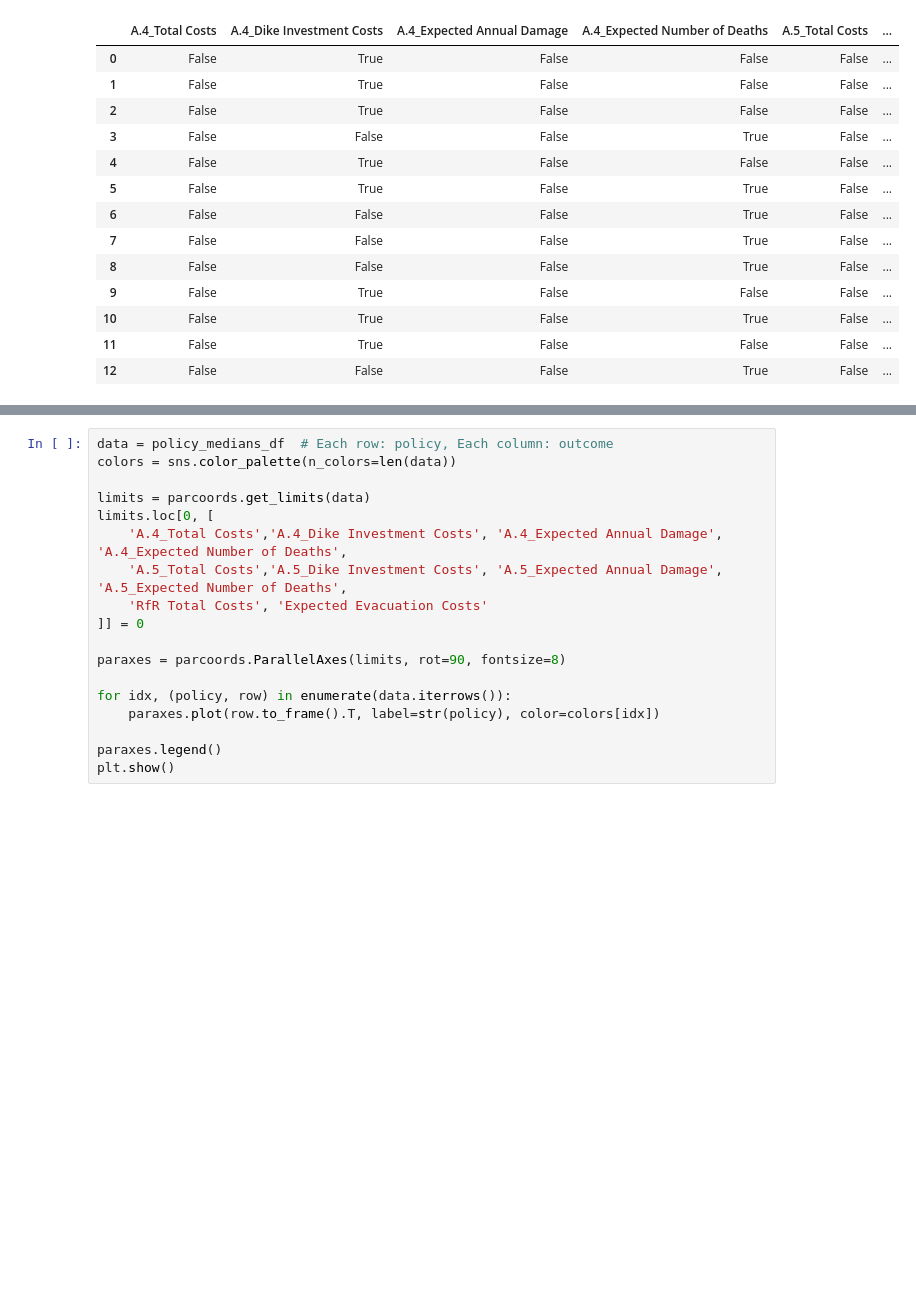
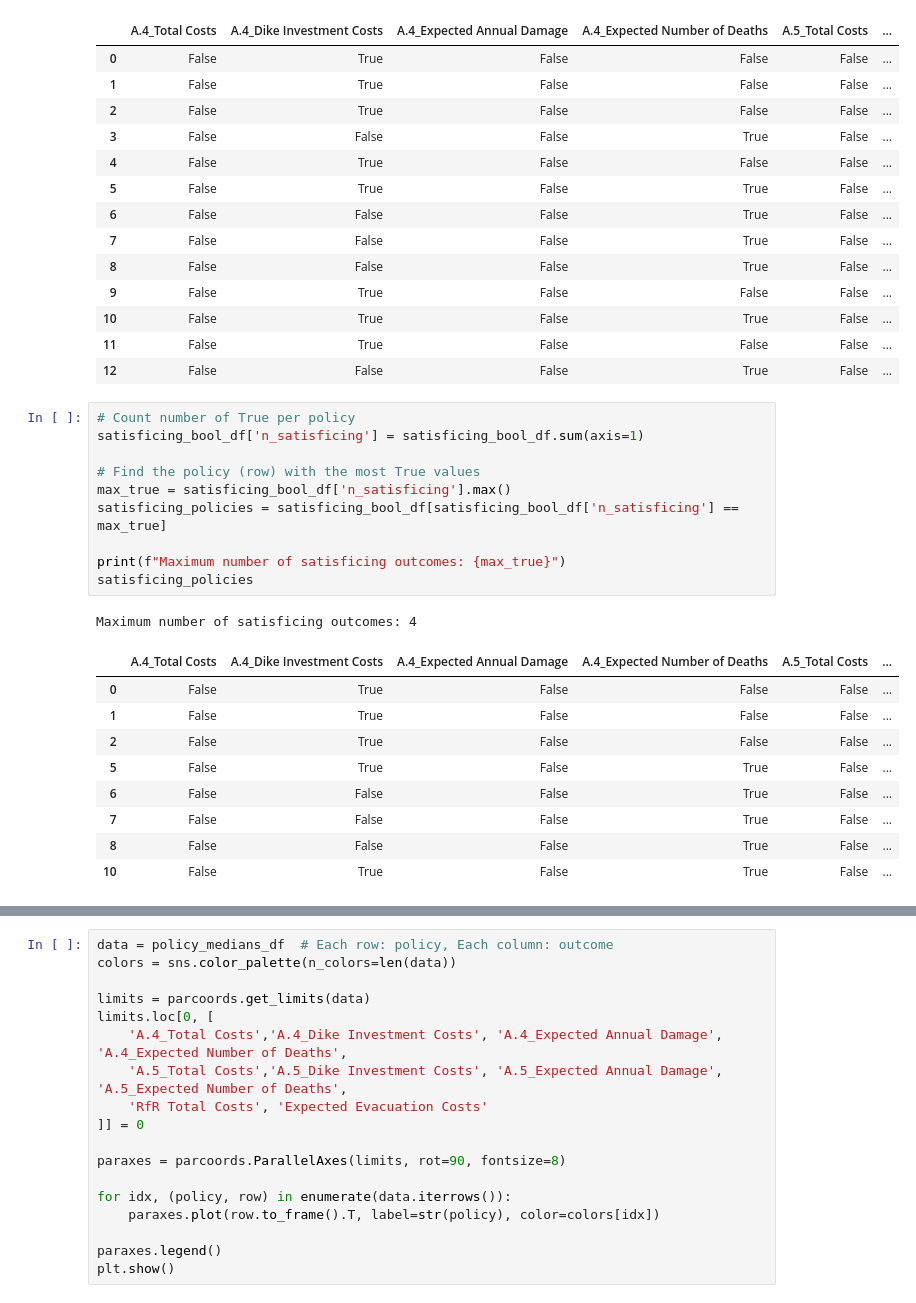
Before and after one commit to movephutthaphaiboon/epa141a-flood-policy-optimization-overijssel, a Jupyter notebook: final assignment/0_Robustness.ipynb, the cells around one changed output, grey strips where cells are left out. Saved outputs shown, nothing was run; the diff lists cells and outputs as text; blank space fills up the shorter version.

```diff
--- a/final assignment/0_Robustness.ipynb
+++ b/final assignment/0_Robustness.ipynb
@@ -335,3 +335,24 @@ satisficing_bool_df
 | 10 | False | True | False | True | False | ... |
 | 11 | False | True | False | False | False | ... |
 | 12 | False | False | False | True | False | ... |
+# %%
+# Count number of True per policy
+satisficing_bool_df['n_satisficing'] = satisficing_bool_df.sum(axis=1)
+
+# Find the policy (row) with the most True values
+max_true = satisficing_bool_df['n_satisficing'].max()
+satisficing_policies = satisficing_bool_df[satisficing_bool_df['n_satisficing'] == max_true]
+
+print(f"Maximum number of satisficing outcomes: {max_true}")
+satisficing_policies
+# %% [output]
+Maximum number of satisficing outcomes: 4
+|  | A.4_Total Costs | A.4_Dike Investment Costs | A.4_Expected Annual Damage | A.4_Expected Number of Deaths | A.5_Total Costs | ... |
+| 0 | False | True | False | False | False | ... |
+| 1 | False | True | False | False | False | ... |
+| 2 | False | True | False | False | False | ... |
+| 5 | False | True | False | True | False | ... |
+| 6 | False | False | False | True | False | ... |
+| 7 | False | False | False | True | False | ... |
+| 8 | False | False | False | True | False | ... |
+| 10 | False | True | False | True | False | ... |
```
Also changed, not shown: parts of 3 cells of this notebook.
